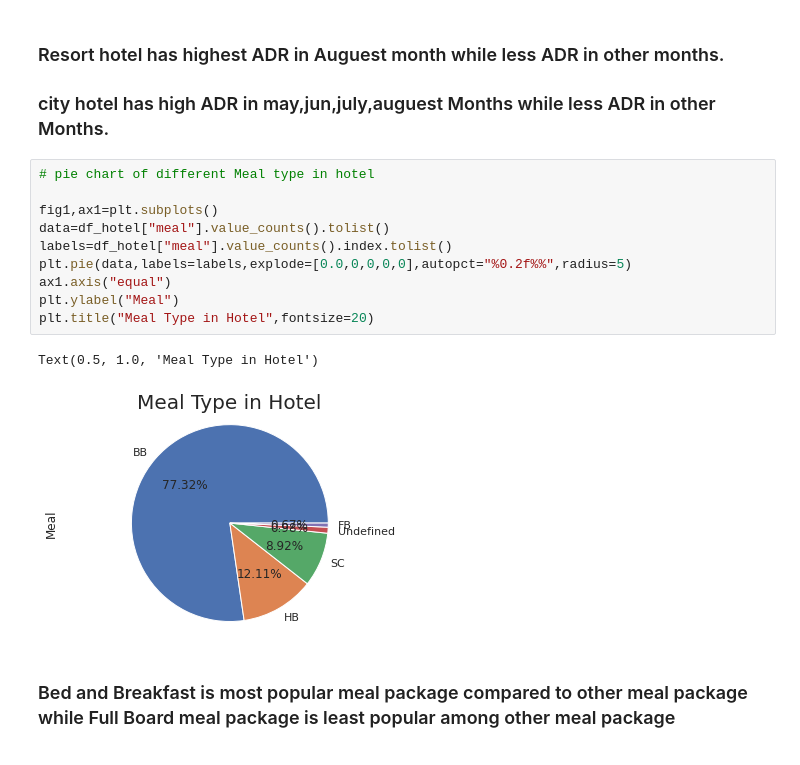
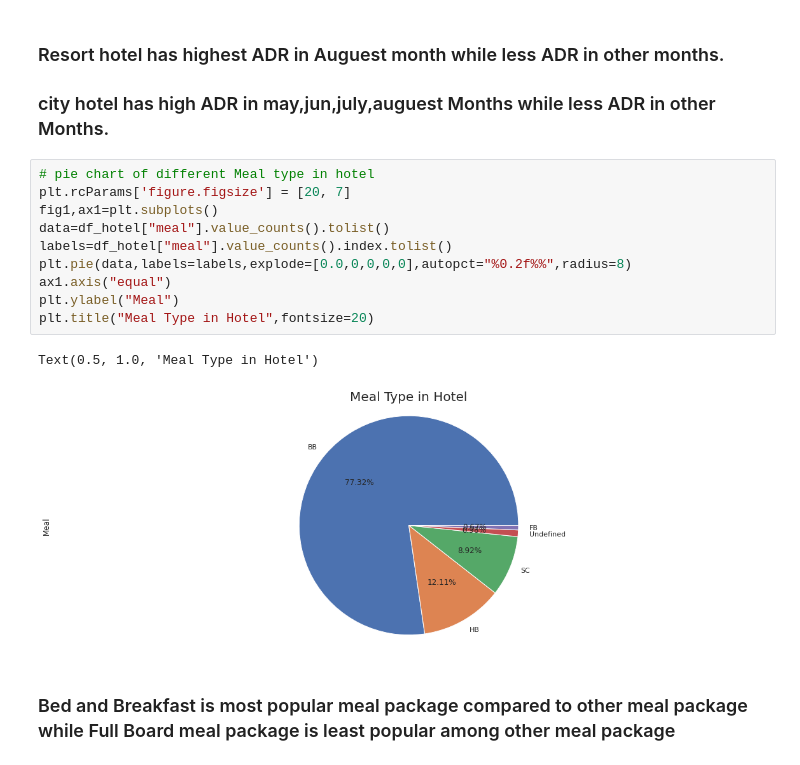
Before and after one commit to milanajudiya/Hotel_Booking_Analysis, a Jupyter notebook: Hotel_Booking_Analysis.ipynb, the cells around one changed output. Drawn from its saved outputs; the diff is of its cells as text.

```diff
--- a/Hotel_Booking_Analysis.ipynb
+++ b/Hotel_Booking_Analysis.ipynb
@@ -555,17 +590,17 @@ Text(0.5, 1.0, 'Average daily rate vs Month')
 ### city hotel has high ADR in may,jun,july,auguest Months while less ADR in other Months.
 # %%
 # pie chart of different Meal type in hotel
-
+plt.rcParams['figure.figsize'] = [20, 7]
 fig1,ax1=plt.subplots()
 data=df_hotel["meal"].value_counts().tolist()
 labels=df_hotel["meal"].value_counts().index.tolist()
-plt.pie(data,labels=labels,explode=[0.0,0,0,0,0],autopct="%0.2f%%",radius=5)
+plt.pie(data,labels=labels,explode=[0.0,0,0,0,0],autopct="%0.2f%%",radius=8)
 ax1.axis("equal")
 plt.ylabel("Meal")
 plt.title("Meal Type in Hotel",fontsize=20)
 # %% [output]
 Text(0.5, 1.0, 'Meal Type in Hotel')
-[figure, old version]
+[figure, new version]
 # %% [markdown]
 ### Bed and Breakfast is most popular meal package compared to other meal package while Full Board meal package is least popular among other meal package
 # %% [markdown]
```
Also changed, not shown: parts of 8 cells of this notebook.
